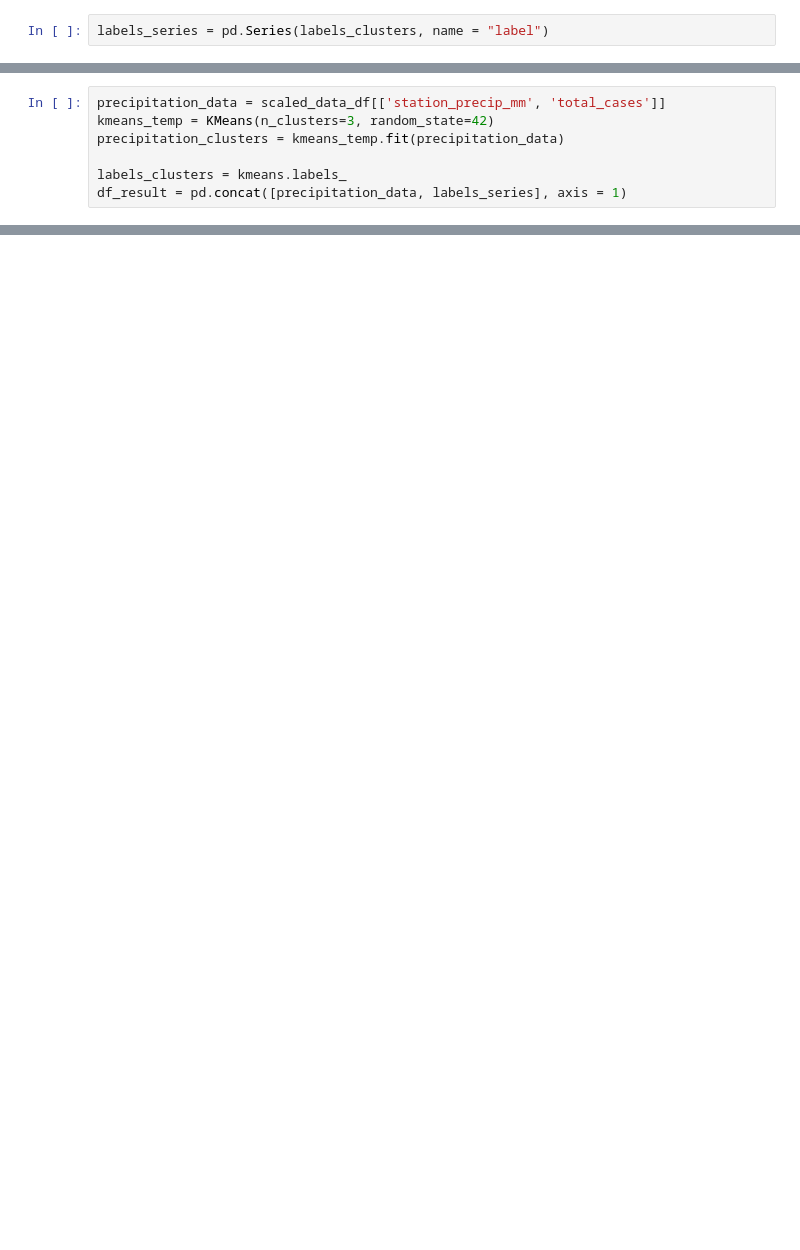
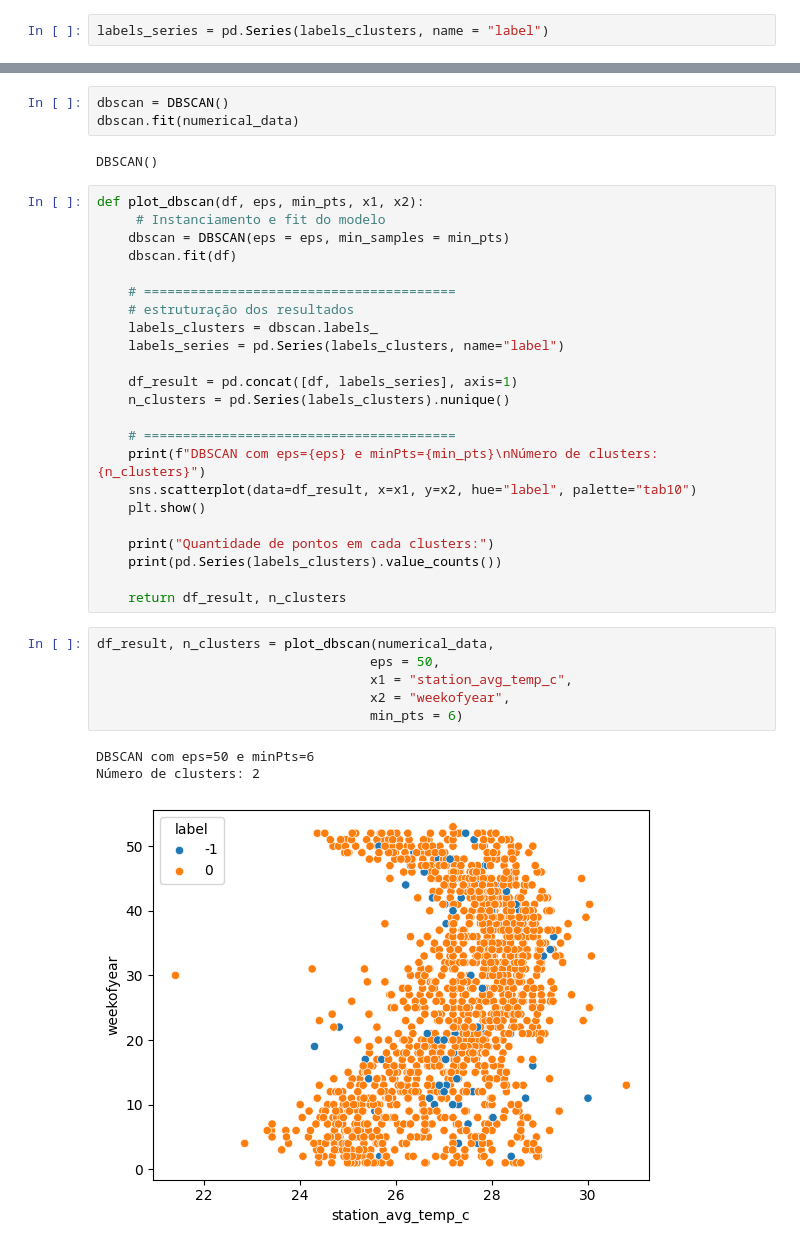
Before and after one commit to zibia-cunha/DengAI_Predicting_MachineLearnII, a Jupyter notebook: dengAI_project.ipynb, the cells around one changed output, grey strips where cells are left out. Cells and saved outputs as stored; diff of their text form; blank space fills up the shorter version.

Commit message:
testes dbscan

```diff
--- a/dengAI_project.ipynb
+++ b/dengAI_project.ipynb
@@ -173,7 +173,0 @@ plt.show()
-# %%
-precipitation_data = scaled_data_df[['station_precip_mm', 'total_cases']]
-kmeans_temp = KMeans(n_clusters=3, random_state=42)
-precipitation_clusters = kmeans_temp.fit(precipitation_data)
-
-labels_clusters = kmeans.labels_
-df_result = pd.concat([precipitation_data, labels_series], axis = 1)
@@ -187,0 +176,38 @@ sns.scatterplot(data = df_result,
+# %%
+dbscan = DBSCAN()
+dbscan.fit(numerical_data)
+# %% [output]
+DBSCAN()
+# %%
+def plot_dbscan(df, eps, min_pts, x1, x2):
+     # Instanciamento e fit do modelo
+    dbscan = DBSCAN(eps = eps, min_samples = min_pts)
+    dbscan.fit(df)
+
+    # ========================================
+    # estruturação dos resultados
+    labels_clusters = dbscan.labels_
+    labels_series = pd.Series(labels_clusters, name="label")
+
+    df_result = pd.concat([df, labels_series], axis=1)
+    n_clusters = pd.Series(labels_clusters).nunique()
+
+    # ========================================
+    print(f"DBSCAN com eps={eps} e minPts={min_pts}\nNúmero de clusters: {n_clusters}")
+    sns.scatterplot(data=df_result, x=x1, y=x2, hue="label", palette="tab10")
+    plt.show()
+
+    print("Quantidade de pontos em cada clusters:")
+    print(pd.Series(labels_clusters).value_counts())
+
+    return df_result, n_clusters
+# %%
+df_result, n_clusters = plot_dbscan(numerical_data,
+                                   eps = 50,
+                                   x1 = "station_avg_temp_c",
+                                   x2 = "weekofyear",
+                                   min_pts = 6)
+# %% [output]
+DBSCAN com eps=50 e minPts=6
+Número de clusters: 2
+[figure, added]
```
Also changed, not shown: parts of 24 cells of this notebook.
